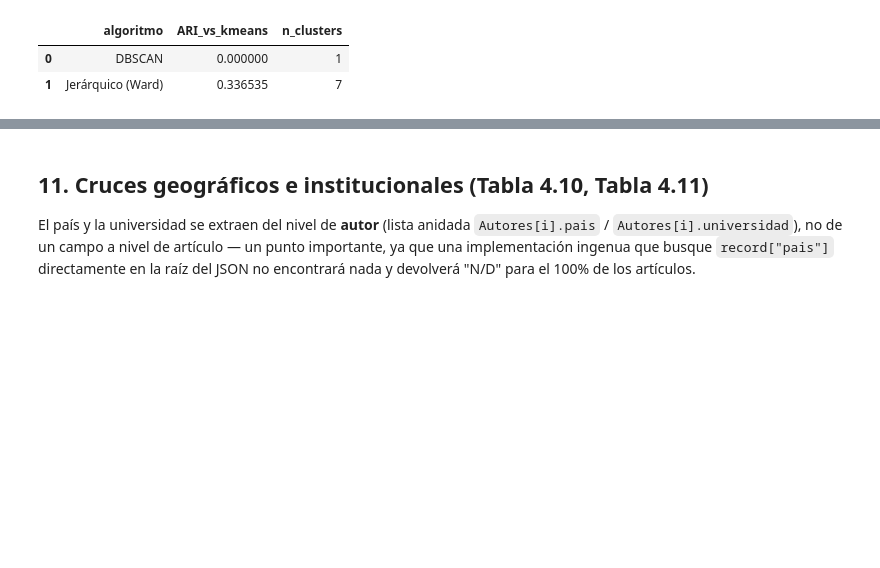
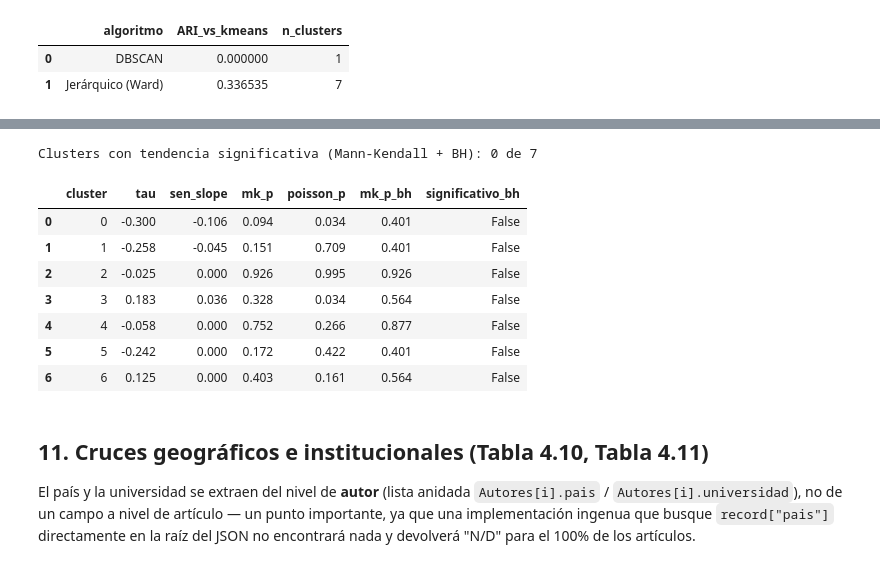
Before and after one commit to roscha10/chjs-bibliometric-analysis, a Jupyter notebook: notebooks/04_clusterizacion_tematica.ipynb, the cells around one changed output, grey strips where cells are left out. Drawn from its saved outputs; the diff is of its cells as text; code cells hidden in the pictures; blank space fills up the shorter version.

```diff
--- a/notebooks/04_clusterizacion_tematica.ipynb
+++ b/notebooks/04_clusterizacion_tematica.ipynb
@@ -473,20 +470,0 @@ df_compare
-# %%
-
-df_valid_year = df.dropna(subset=["year"]).copy()
-df_valid_year["year"] = df_valid_year["year"].astype(int)
-
-tabla_year_cluster = pd.crosstab(df_valid_year["year"], df_valid_year["cluster"])
-tabla_year_cluster.to_csv(TABLES_DIR / "tabla_4_8_cluster_por_anio.csv")
-
-trend_rows = []
-years_arr = tabla_year_cluster.index.to_numpy().reshape(-1, 1)
-for c in tabla_year_cluster.columns:
-    y = tabla_year_cluster[c].to_numpy()
-    model = LinearRegression().fit(years_arr, y)
-    trend_rows.append({
-        "cluster": c, "pendiente": model.coef_[0],
-        "R2": model.score(years_arr, y),
-    })
-df_trends = pd.DataFrame(trend_rows).sort_values("pendiente", ascending=False)
-df_trends.to_csv(TABLES_DIR / "tabla_4_9_tendencias.csv", index=False)
-df_trends.round(3)
@@ -502,3 +480,47 @@ df_trends.round(3)
+# %%
+
+import pymannkendall as mk
+import statsmodels.api as sm
+import statsmodels.formula.api as smf
+from statsmodels.stats.multitest import multipletests
+
+df_valid_year = df.dropna(subset=["year"]).copy()
+df_valid_year["year"] = df_valid_year["year"].astype(int)
+
+tabla_year_cluster = pd.crosstab(df_valid_year["year"], df_valid_year["cluster"])
+tabla_year_cluster.to_csv(TABLES_DIR / "tabla_4_8_cluster_por_anio.csv")
+
+years = tabla_year_cluster.index.to_numpy()
+total = tabla_year_cluster.sum(axis=1).to_numpy().astype(float)
+
+rows = []
+for c in tabla_year_cluster.columns:
+    y = tabla_year_cluster[c].to_numpy().astype(float)
+    r = mk.original_test(y)
+    dfc = pd.DataFrame({"y": y.astype(int), "yr": years - years.mean(), "tot": total})
+    dfc = dfc[dfc["tot"] > 0]
+    m = smf.glm("y ~ yr", data=dfc, family=sm.families.Poisson(),
+                offset=np.log(dfc["tot"])).fit()
+    rows.append({"cluster": c, "tau": r.Tau, "sen_slope": r.slope,
+                 "mk_p": r.p, "poisson_p": m.pvalues["yr"]})
+
+df_trends = pd.DataFrame(rows)
+df_trends["mk_p_bh"] = multipletests(df_trends["mk_p"], alpha=0.05, method="fdr_bh")[1]
+df_trends["significativo_bh"] = df_trends["mk_p_bh"] < 0.05
+df_trends.round(3).to_csv(TABLES_DIR / "tabla_4_9_mannkendall.csv", index=False)
+
+print(f"Clusters con tendencia significativa (Mann-Kendall + BH): {int(df_trends.significativo_bh.sum())} de 7")
+df_trends.round(3)
+# %% [output]
+Clusters con tendencia significativa (Mann-Kendall + BH): 0 de 7
+|  | cluster | tau | sen_slope | mk_p | poisson_p | mk_p_bh | significativo_bh |
+| 0 | 0 | -0.300 | -0.106 | 0.094 | 0.034 | 0.401 | False |
+| 1 | 1 | -0.258 | -0.045 | 0.151 | 0.709 | 0.401 | False |
+| 2 | 2 | -0.025 | 0.000 | 0.926 | 0.995 | 0.926 | False |
+| 3 | 3 | 0.183 | 0.036 | 0.328 | 0.034 | 0.564 | False |
+| 4 | 4 | -0.058 | 0.000 | 0.752 | 0.266 | 0.877 | False |
+| 5 | 5 | -0.242 | 0.000 | 0.172 | 0.422 | 0.401 | False |
+| 6 | 6 | 0.125 | 0.000 | 0.403 | 0.161 | 0.564 | False |
 # %% [markdown]
 ## 11. Cruces geográficos e institucionales (Tabla 4.10, Tabla 4.11)
 
```
Also changed, not shown: parts of 4 cells of this notebook, 4 other files.
